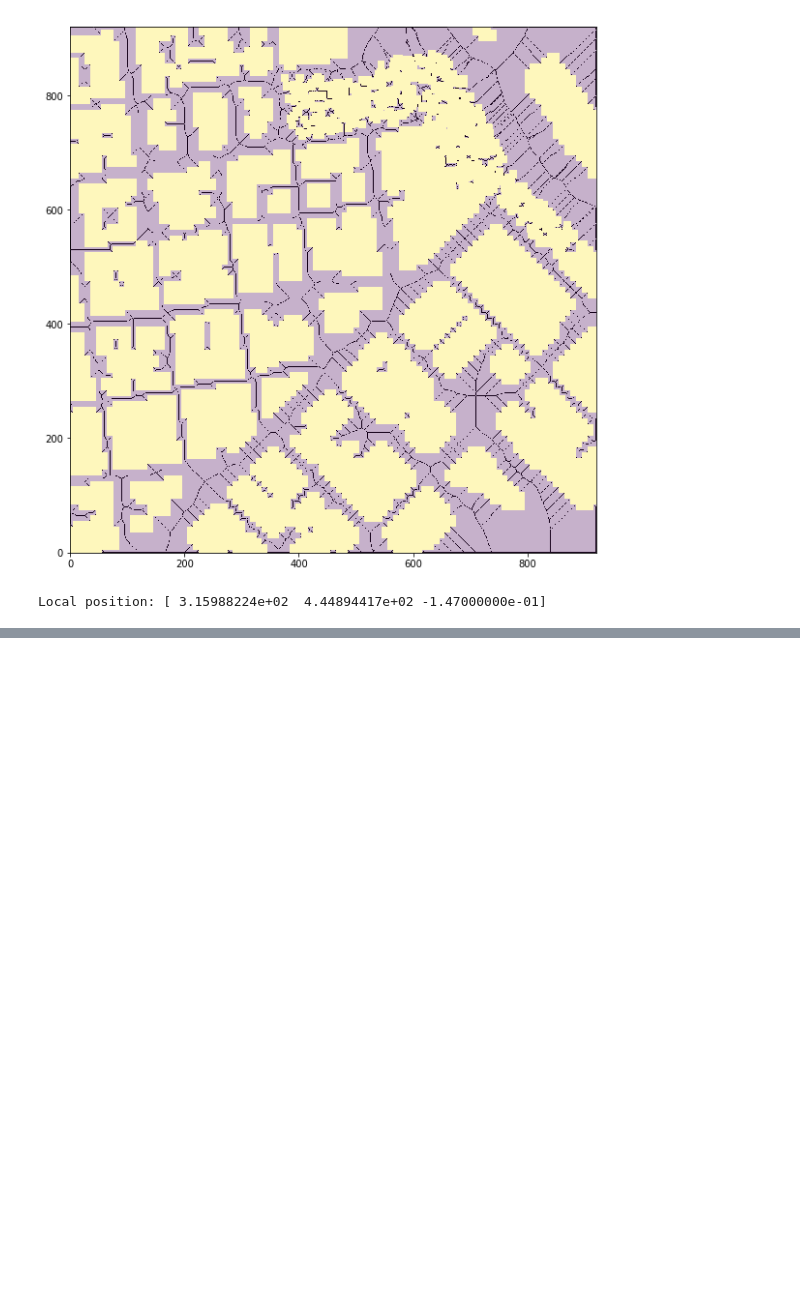
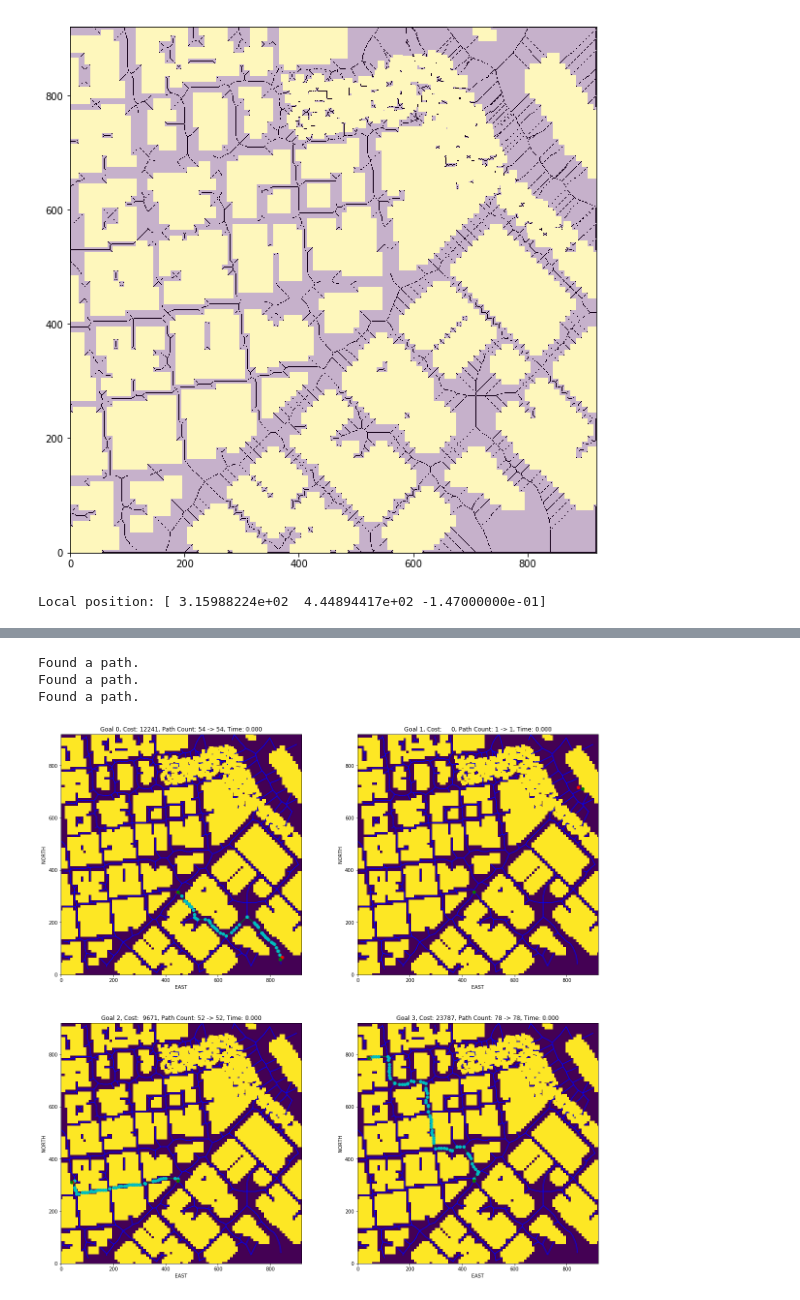
Before and after one commit to usmanmunara/Motion-Planning, a Jupyter notebook: Graphs.ipynb, the cells around one changed output, grey strips where cells are left out. Drawn from its saved outputs; the diff is of its cells as text; code cells hidden in the pictures; blank space fills up the shorter version.

```diff
--- a/Graphs.ipynb
+++ b/Graphs.ipynb
@@ -238,32 +299,37 @@ for index, ax, local_goal, graph_goal in zip(range(4), axes.flat, local_goals, g
 
     end = time.time()
     time_spam = (end - start) * 1000
     path, cost = a_star(test_graph, heuristic, graph_start, graph_goal)
     path.append(local_goal)
 
     waypoints_count = len(path)
 
-    path = planning_utils.collinearity_prune(path, epsilon=1e-3)
+   # path = planning_utils.collinearity_prune(path, epsilon=1e-3)
 
     waypoints = np.array([[p[0], p[1], TARGET_ALTITUDE, 0] for p in path])
 
     ax.imshow(grid, origin='lower')
     for e in test_edges_voronoi:
         p1 = e[0]
         p2 = e[1]
         ax.plot([p1[1], p2[1]], [p1[0], p2[0]], 'b-')
 
-    path = planning_utils.collinearity_prune(path, epsilon=1e-3)
+   # path = planning_utils.collinearity_prune(path, epsilon=1e-3)
 
     wp_count_display = f'{waypoints_count} -> {len(path)}'
 
     ax.plot(waypoints[:, 1], waypoints[:, 0], 'g')
     ax.plot(waypoints[:, 1], waypoints[:, 0], 'oc')
 
     ax.plot(local_position[1], local_position[0], 'ro')
     ax.plot(graph_start[1], graph_start[0], 'go')
     ax.plot(local_goal[1], local_goal[0], 'ro')
     ax.plot(graph_goal[1], graph_goal[0], 'go')
     ax.set_xlabel('EAST')
     ax.set_ylabel('NORTH')
     ax.set_title(f'Goal {index}, Cost: {cost:5.0f}, Path Count: {wp_count_display}, Time: {time_spam:2.3f}')
+# %% [output]
+Found a path.
+Found a path.
+Found a path.
+[figure, added]
```
Also changed, not shown: parts of 6 cells of this notebook, 8 other files.
